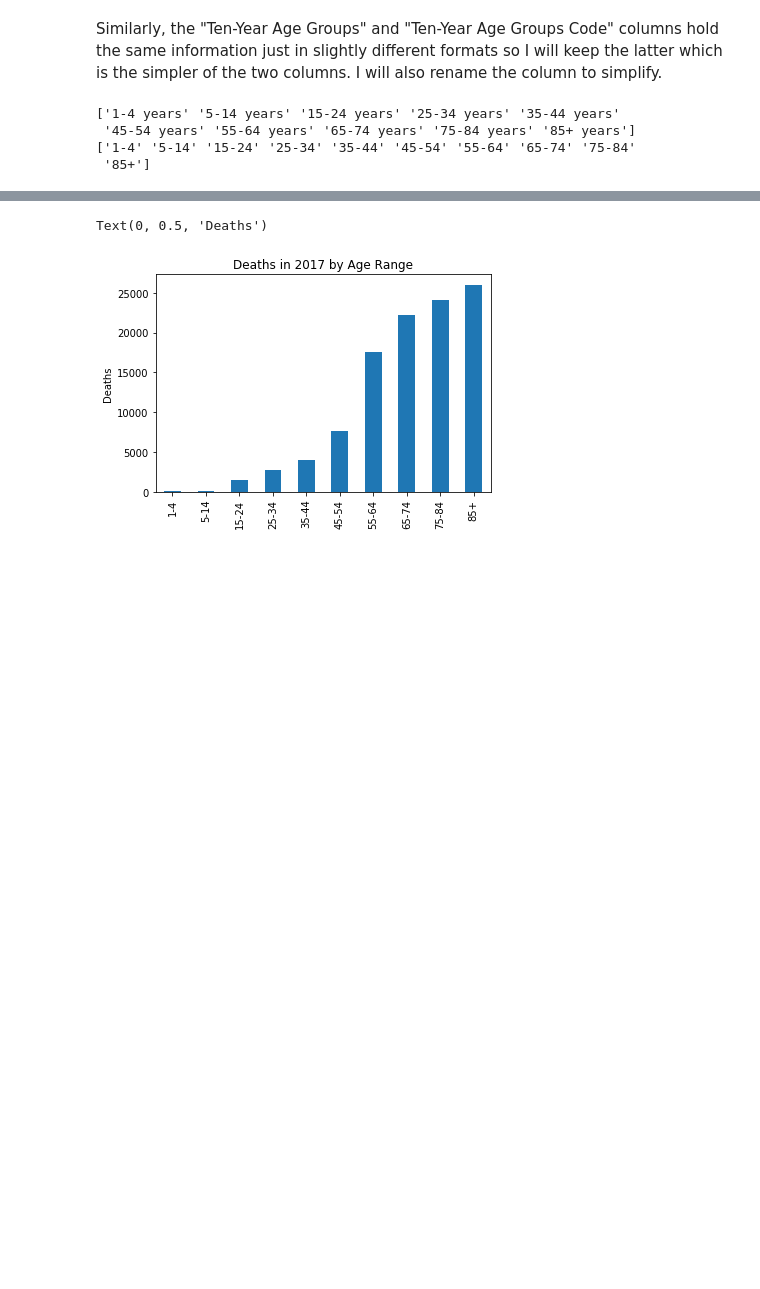
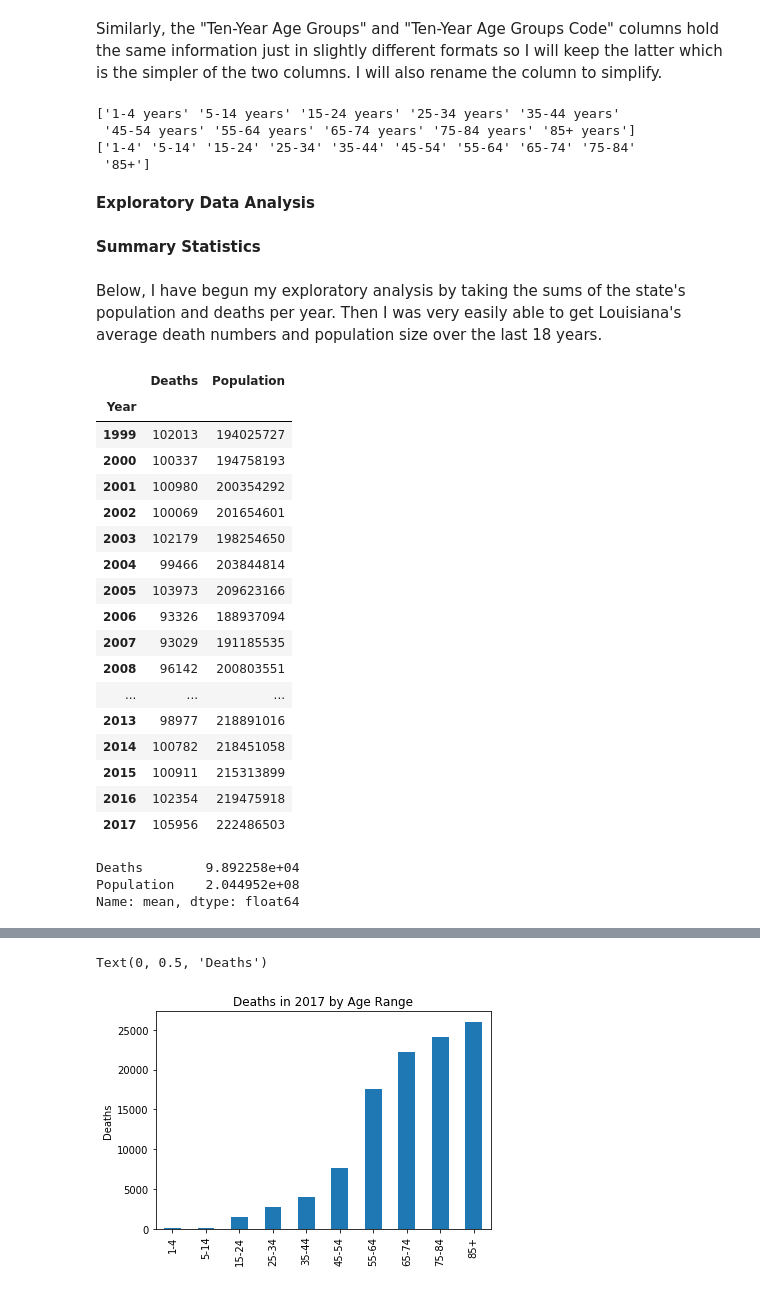
Before and after one commit to ajasica/ajasica.github.io, a Jupyter notebook: Final Tutorial.ipynb, the cells around one changed output, grey strips where cells are left out. Cells and saved outputs as stored; diff of their text form; code cells hidden in the pictures; blank space fills up the shorter version.

```diff
--- a/Final Tutorial.ipynb
+++ b/Final Tutorial.ipynb
@@ -103,0 +112,34 @@ deaths_df.rename(columns={"Ten-Year Age Groups Code" : "Age Range"}, inplace=Tru
+# %% [markdown]
+**Exploratory Data Analysis**
+# %% [markdown]
+**Summary Statistics**
+# %% [markdown]
+Below, I have begun my exploratory analysis by taking the sums of the state's population and deaths per year. Then I was very easily able to get Louisiana's average death numbers and population size over the last 18 years.
+# %%
+year_info = deaths_df.groupby("Year")["Deaths", "Population"].sum()
+year_info
+# %% [output]
+|  | Deaths | Population |
+| Year |  |  |
+| 1999 | 102013 | 194025727 |
+| 2000 | 100337 | 194758193 |
+| 2001 | 100980 | 200354292 |
+| 2002 | 100069 | 201654601 |
+| 2003 | 102179 | 198254650 |
+| 2004 | 99466 | 203844814 |
+| 2005 | 103973 | 209623166 |
+| 2006 | 93326 | 188937094 |
+| 2007 | 93029 | 191185535 |
+| 2008 | 96142 | 200803551 |
+| ... | ... | ... |
+| 2013 | 98977 | 218891016 |
+| 2014 | 100782 | 218451058 |
+| 2015 | 100911 | 215313899 |
+| 2016 | 102354 | 219475918 |
+| 2017 | 105956 | 222486503 |
+# %%
+year_info.describe().loc["mean"]
+# %% [output]
+Deaths        9.892258e+04
+Population    2.044952e+08
+Name: mean, dtype: float64
```
Also changed, not shown: parts of 15 cells of this notebook, 1 other file.
